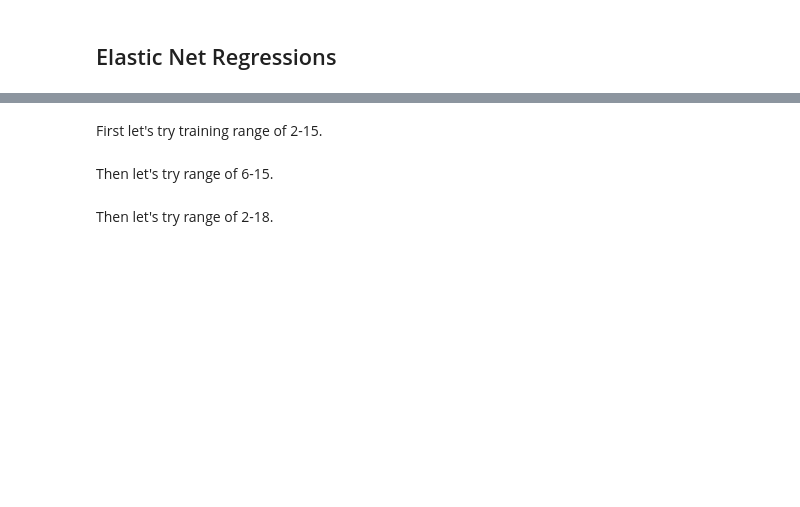
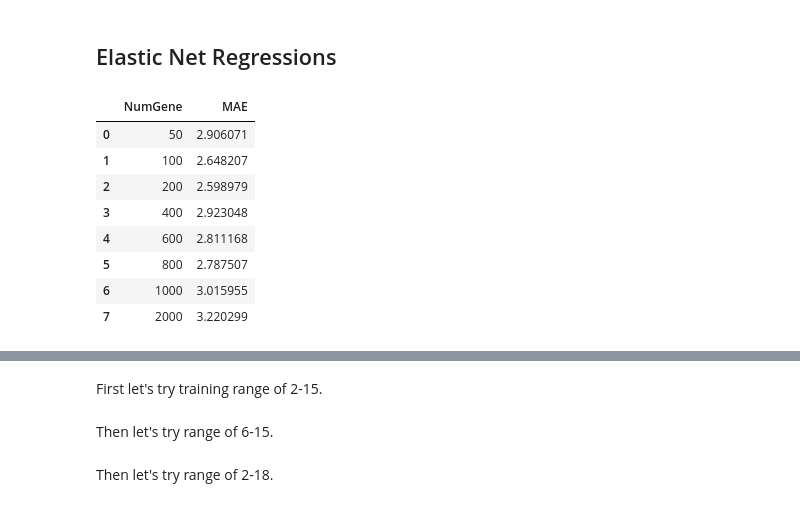
Before and after one commit to mkbwang/planarian-gene-expression, a Jupyter notebook: Elastic_Net_2.ipynb, the cells around one changed output, grey strips where cells are left out. Drawn from its saved outputs; the diff is of its cells as text; code cells hidden in the pictures; blank space fills up the shorter version.

```diff
--- a/Elastic_Net_2.ipynb
+++ b/Elastic_Net_2.ipynb
@@ -45,0 +94,15 @@ from enet.utils import fit_enet, loo_fit
+# %%
+performance_raw, predictions_raw = mae_tune(input_expression=gene_expressions.loc[filters, :], labels=ages[filters].astype(np.float32), log=False, rank=False,
+                                    numgenes=np.array([50, 100, 200, 400, 600, 800, 1000, 2000]), lambdas=np.array([0.2]))
+# %%
+performance_raw
+# %% [output]
+|  | NumGene | MAE |
+| 0 | 50 | 2.906071 |
+| 1 | 100 | 2.648207 |
+| 2 | 200 | 2.598979 |
+| 3 | 400 | 2.923048 |
+| 4 | 600 | 2.811168 |
+| 5 | 800 | 2.787507 |
+| 6 | 1000 | 3.015955 |
+| 7 | 2000 | 3.220299 |
```
Also changed, not shown: parts of 18 cells of this notebook, 10 other files.
